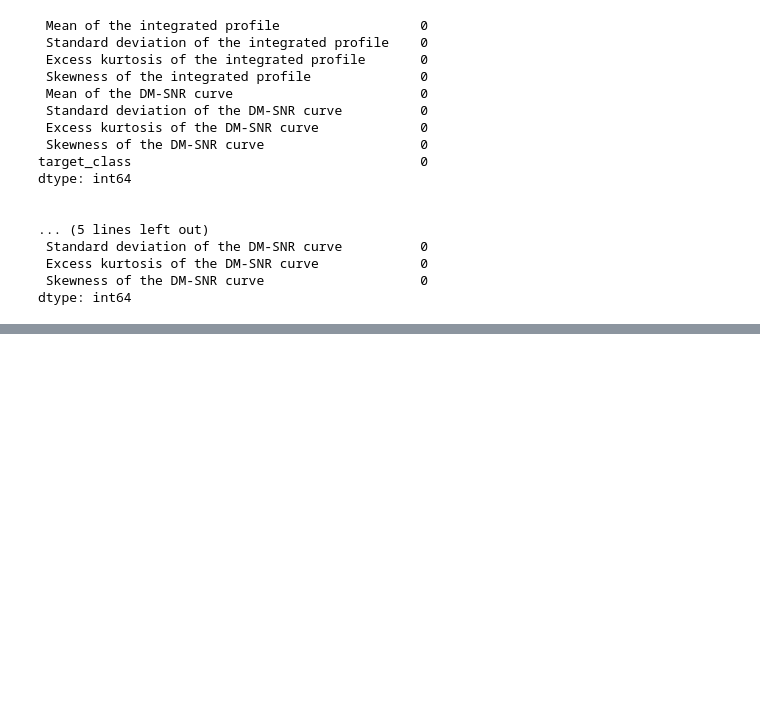
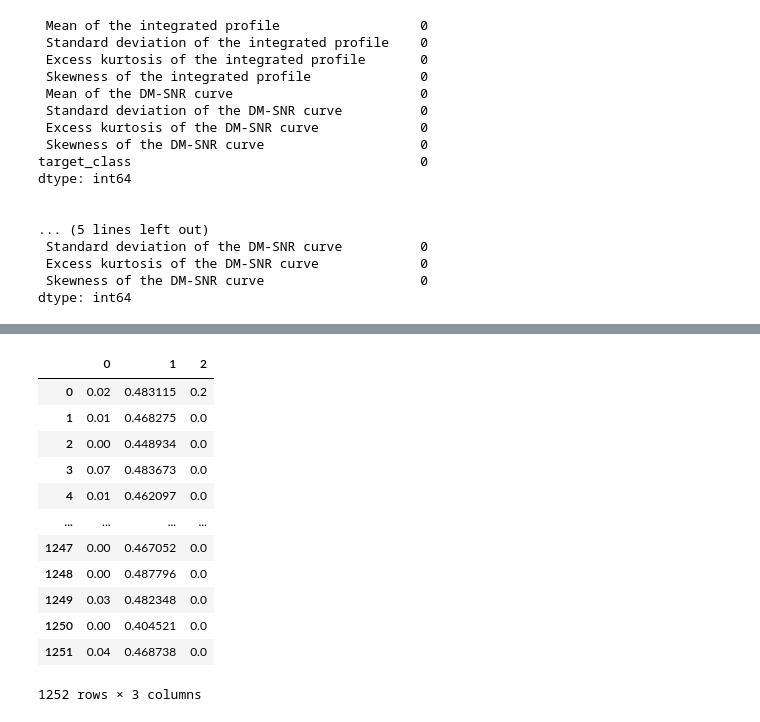
Before and after one commit to Nextgen-AI-solutions/Kaggle_challenges, a Jupyter notebook: pulsar_star_dataset/star.ipynb, the cells around one changed output, grey strips where cells are left out. Cells and saved outputs as stored; diff of their text form; code cells hidden in the pictures; blank space fills up the shorter version.

```diff
--- a/pulsar_star_dataset/star.ipynb
+++ b/pulsar_star_dataset/star.ipynb
@@ -143,0 +268,8 @@ dtype: int64
+# %%
+#ranodm fortest prediction function using probability function
+rf_model = RandomForestClassifier()
+rf_model.fit(X_train1, y_train1)
+ytrain_pred = rf_model.predict_proba(X_train1)
+print('RF train roc-auc: {}'.format(roc_auc_score(y_train1, ytrain_pred[:,1])))
+ytest_pred = rf_model.predict_proba(X_val1)
+print('RF test roc-auc: {}'.format(roc_auc_score(y_val1, ytest_pred[:,1])))
@@ -143,0 +281,8 @@ dtype: int64
+# %%
+from sklearn.ensemble import AdaBoostClassifier
+ada_classifier = AdaBoostClassifier()
+ada_classifier.fit(X_train1,y_train1)
+ytrain_pred = ada_classifier.predict_proba(X_train1)
+print('Ada train roc-auc: {}'.format(roc_auc_score(y_train1, ytrain_pred[:,1])))
+ytest_pred = ada_classifier.predict_proba(X_val1)
+print('Ada test roc-auc: {}'.format(roc_auc_score(y_val1, ytest_pred[:,1])))
@@ -143,0 +336,17 @@ dtype: int64
+# %%
+#Concatinated list of all algorithms
+pd.concat(pred,axis=1)
+# %% [output]
+|  | 0 | 1 | 2 |
+| 0 | 0.02 | 0.483115 | 0.2 |
+| 1 | 0.01 | 0.468275 | 0.0 |
+| 2 | 0.00 | 0.448934 | 0.0 |
+| 3 | 0.07 | 0.483673 | 0.0 |
+| 4 | 0.01 | 0.462097 | 0.0 |
+| ... | ... | ... | ... |
+| 1247 | 0.00 | 0.467052 | 0.0 |
+| 1248 | 0.00 | 0.487796 | 0.0 |
+| 1249 | 0.03 | 0.482348 | 0.0 |
+| 1250 | 0.00 | 0.404521 | 0.0 |
+| 1251 | 0.04 | 0.468738 | 0.0 |
+1252 rows × 3 columns
```
Also changed, not shown: parts of 37 cells of this notebook.
